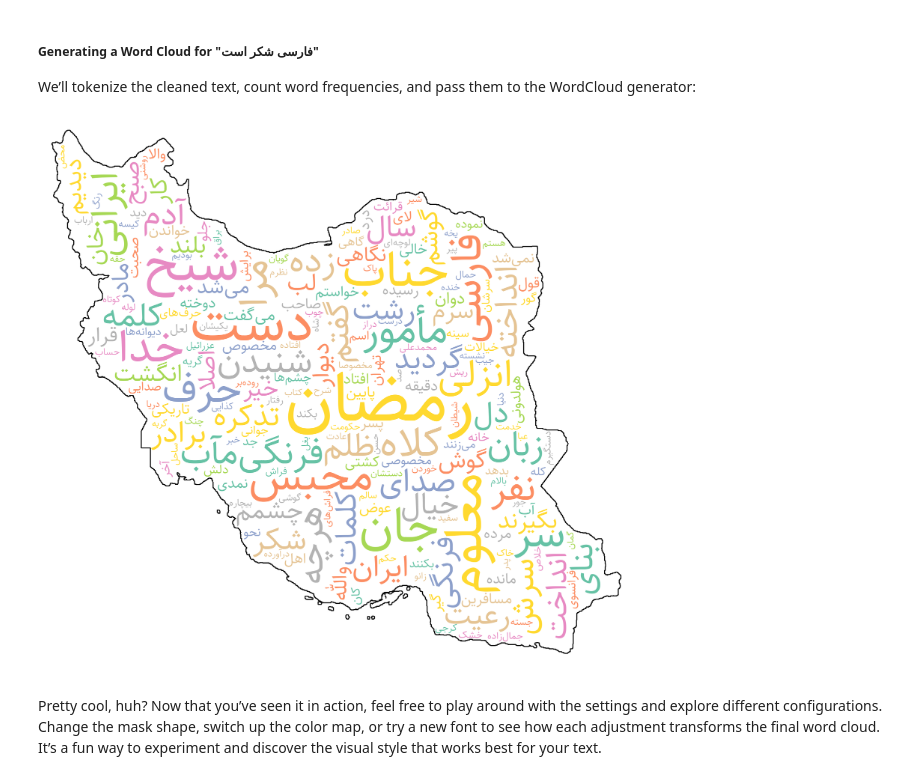
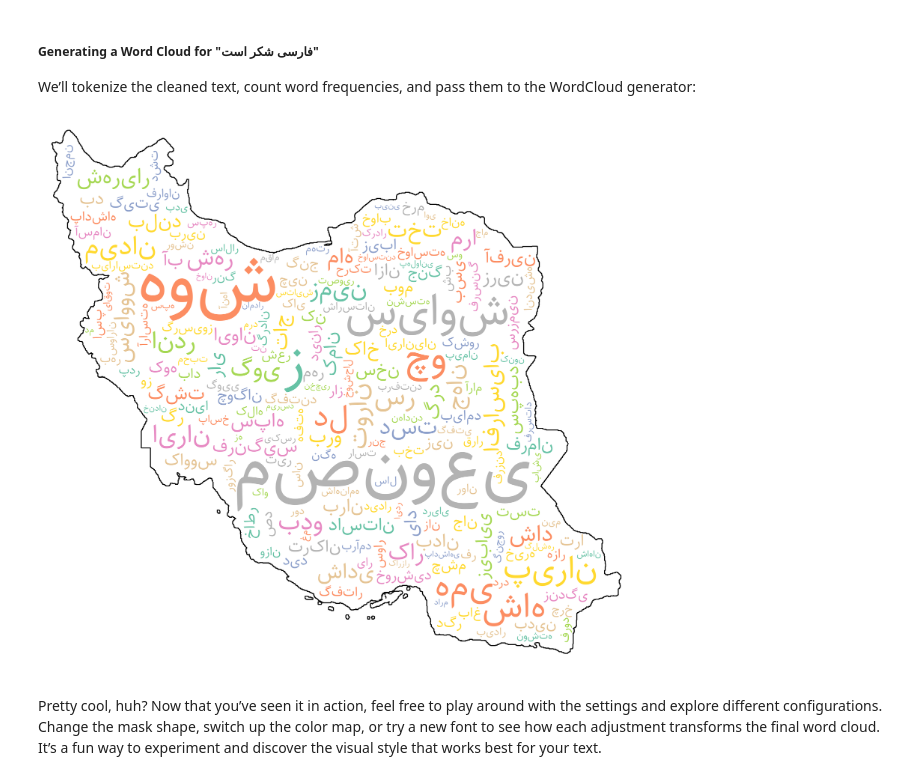
Before and after one commit to amirivojdan/shekar, a Jupyter notebook: examples/word_cloud.ipynb, the cells around one changed output. Drawn from its saved outputs; the diff is of its cells as text; code cells hidden in the pictures.

```diff
--- a/examples/word_cloud.ipynb
+++ b/examples/word_cloud.ipynb
@@ -34,7 +33,7 @@ In this example, we'll create a Persian word cloud from the short story "فار
 # %%
 import requests
 
-url = f"https://shortstories.ir/entry/%d9%81%d8%a7%d8%b1%d8%b3%db%8c-%d8%b4%da%a9%d8%b1-%d8%a7%d8%b3%d8%aa-%d9%85%d8%ad%d9%85%d8%af%d8%b9%d9%84%db%8c-%d8%ac%d9%85%d8%a7%d9%84-%d8%b2%d8%a7%d8%af%d9%87"
+url = f"https://ganjoor.net/ferdousi/shahname/siavosh/sh9"
 response = requests.get(url)
 html_content = response.text
 print(html_content[0:1000])
@@ -124,35 +126,34 @@ We’ll tokenize the cleaned text, count word frequencies, and pass them to the
 # %%
 from shekar import WordCloud
 from collections import Counter
 from shekar import WordTokenizer
 
 
 word_tokenizer = WordTokenizer()
 tokens = word_tokenizer(clean_text)
 
 word_freqs = Counter()
 for word in tokens:
     word_freqs[word] += 1
 
 
 wordCloud = WordCloud(
         mask="Iran",
         width=1000,
         height=500,
         max_font_size=220,
         min_font_size=5,
         bg_color="white",
         contour_color="black",
         contour_width=3,
         color_map="Set2",
     )
 
-# if shows disconnect words, try again with bidi_reshape=False
-# image = wordCloud.generate(word_freqs, bidi_reshape=False)
-image = wordCloud.generate(word_freqs)
+# if shows disconnect words, try again with bidi_reshape=True
+image = wordCloud.generate(word_freqs, bidi_reshape=False)
 image
 # %% [output]
-[figure, old version]
+[figure, new version]
 # %% [markdown]
 Pretty cool, huh? Now that you’ve seen it in action, feel free to play around with the settings and explore different configurations. Change the mask shape, switch up the color map, or try a new font to see how each adjustment transforms the final word cloud. It’s a fun way to experiment and discover the visual style that works best for your text.
 # %% [markdown]
```
Also changed, not shown: parts of 4 cells of this notebook, 1 other file.
